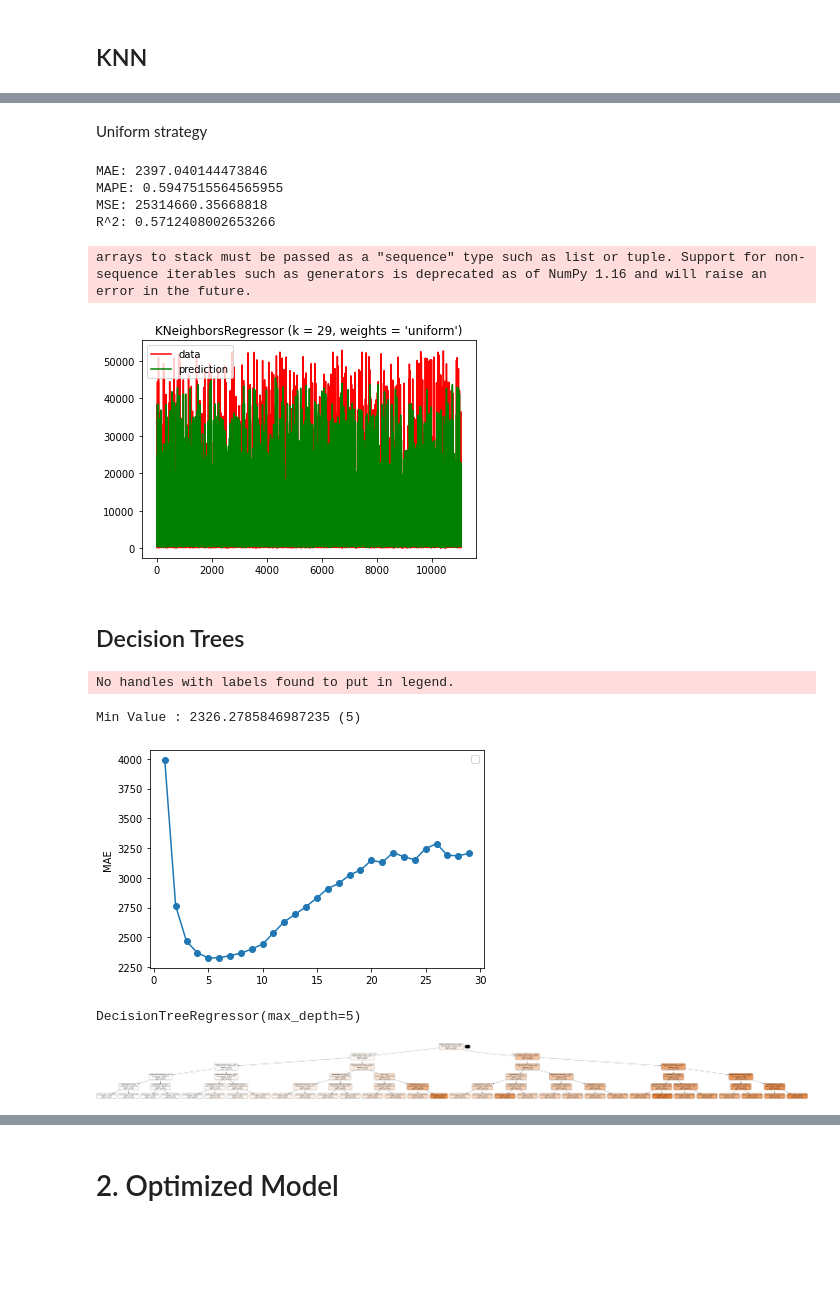
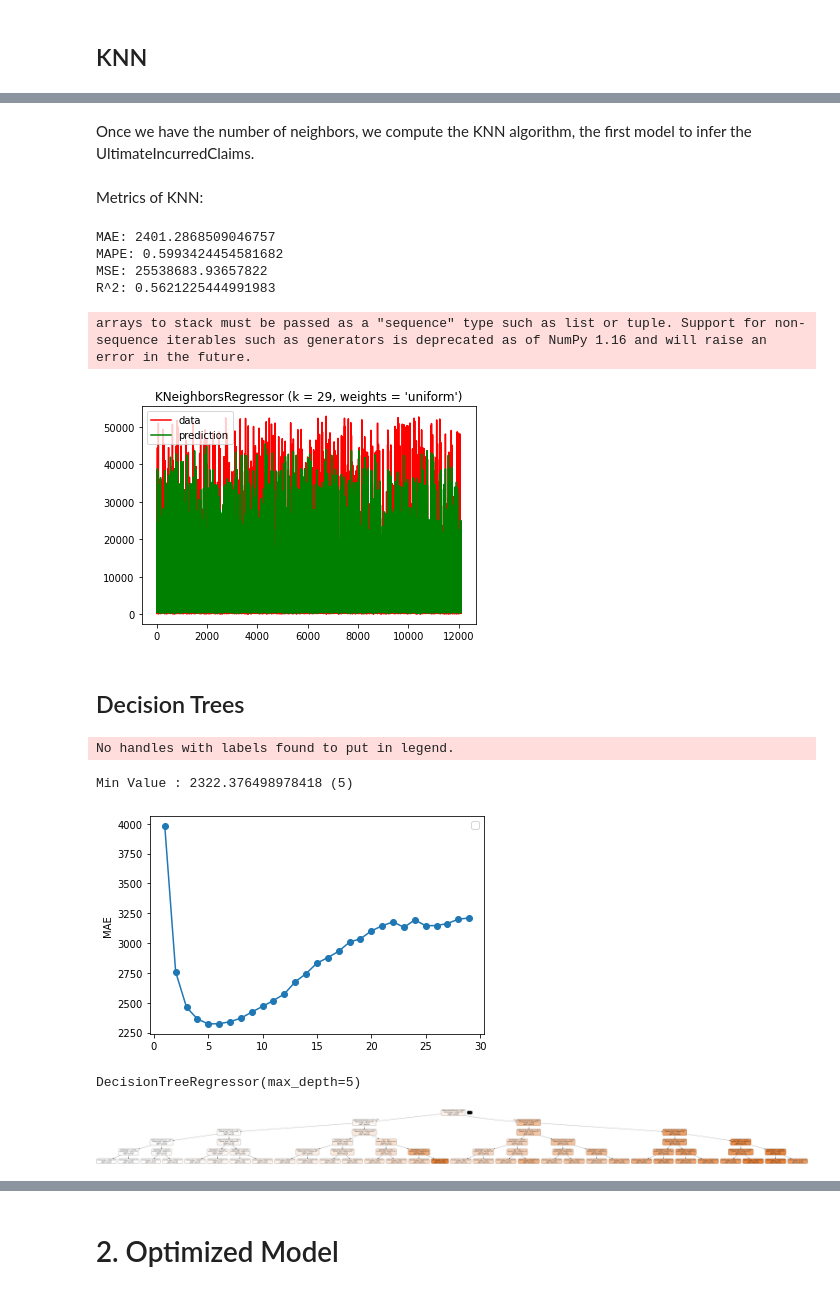
Before and after one commit to MariaBlancoGonzalez/MachineLearningTechniques, a Jupyter notebook: notebooks/SupervisedLearning.ipynb, the cells around one changed output, grey strips where cells are left out. Saved outputs shown, nothing was run; the diff lists cells and outputs as text; code cells hidden in the pictures; blank space fills up the shorter version.

```diff
--- a/notebooks/SupervisedLearning.ipynb
+++ b/notebooks/SupervisedLearning.ipynb
@@ -369,6 +407,6 @@ df_regressor
 | 36175 | 1998-03-06T10:00:00Z | 29 | 0 | 0 | 200.00 | 38.0 | ... |
 34568 rows × 15 columns
 # %%
-features_selected = ['WeeklyWages', 'InitialIncurredCalimsCost','Age','DependentChildren', 'HoursWorkedPerWeek', 'UltimateIncurredClaimCost']
+features_selected = ['WeeklyWages', 'InitialIncurredCalimsCost','Age','DependentChildren', 'DependentsOther', 'UltimateIncurredClaimCost']
 # %%
 df_regressor = df_regressor.set_index('DateTimeOfAccident')
@@ -393,9 +435,9 @@ df_regressor
 # %%
 # rest index avoid problems in cross validation
-X = df_regressor[['WeeklyWages', 'InitialIncurredCalimsCost','Age','DependentChildren','HoursWorkedPerWeek']]
+X = df_regressor[['WeeklyWages', 'InitialIncurredCalimsCost','Age','DependentChildren','DependentsOther']]
 y = df_regressor['UltimateIncurredClaimCost']
 
-X_train, X_test, y_train, y_test = train_test_split( X, y, test_size=0.32, random_state=2)
+X_train, X_test, y_train, y_test = train_test_split( X, y, test_size=0.35, random_state=2)
 # %%
 X_train.reset_index(drop = True, inplace = True)
 X_train.head(3)
@@ -465,5 +511,5 @@ Min Value distance : 2398.5372442185812 (29)
-# %% [markdown]
-Uniform strategy
+# %% [markdown]
+Once we have the number of neighbors, we compute the KNN algorithm, the first model to infer the UltimateIncurredClaims.
 # %%
 # constructor
 n_neighbors = neigh_m[0]
@@ -474,6 +520,8 @@ knn = neighbors.KNeighborsRegressor(n_neighbors= n_neighbors, weights=weights, m
 # fit and predict
 knn.fit( X = X_train, y = y_train)
 y_pred = knn.predict(X = X_test)
+# %% [markdown]
+Metrics of KNN:
 # %%
 from sklearn import metrics
 print ("MAE:", metrics.mean_absolute_error(y_pred , y_test))
@@ -481,10 +529,10 @@ print ("MAPE:", metrics.mean_absolute_percentage_error(y_pred , y_test))
 print ("MSE:", metrics.mean_squared_error(y_pred , y_test))
 print ("R^2:", metrics.r2_score(y_pred , y_test))
 # %% [output]
-MAE: 2397.040144473846
-MAPE: 0.5947515564565955
-MSE: 25314660.35668818
-R^2: 0.5712408002653266
+MAE: 2401.2868509046757
+MAPE: 0.5993424454581682
+MSE: 25538683.93657822
+R^2: 0.5621225444991983
 # %%
 
 import numpy as np
@@ -500,7 +548,7 @@ plt.title("KNeighborsRegressor (k = %i, weights = '%s')" % (n_neighbors,
 plt.show()
 # %% [output]
 arrays to stack must be passed as a "sequence" type such as list or tuple. Support for non-sequence iterables such as generators is deprecated as of NumPy 1.16 and will raise an error in the future.
-[figure, old version]
+[figure, new version]
 # %% [markdown]
 ## Decision Trees
 # %%
@@ -541,8 +589,8 @@ plt.legend()
 plt.show()
 # %% [output]
 No handles with labels found to put in legend.
-Min Value : 2326.2785846987235 (5)
+Min Value : 2322.376498978418 (5)
-[figure, old version]
+[figure, new version]
 # %%
 from sklearn import tree
 regr = tree.DecisionTreeRegressor(max_depth = depth)
@@ -553,19 +601,19 @@ DecisionTreeRegressor(max_depth=5)
 # %%
 import pydot
 from IPython.display import Image
 
 from io import StringIO
 
 dot_data = StringIO()
 
 tree.export_graphviz(regr, out_file = dot_data, proportion = True,
-                     feature_names=['WeeklyWages', 'InitialIncurredCalimsCost','Age','DependentChildren','HoursWorkedPerWeek'],
+                     feature_names=['WeeklyWages', 'InitialIncurredCalimsCost','Age','DependentChildren','DependentsOther'],
                      rounded = True, filled = True)
 
 graph = pydot.graph_from_dot_data(dot_data.getvalue())
 Image(graph[0].create_png())
 # %% [output]
-[figure, old version]
+[figure, new version]
 # %%
 # FEATURE RELEVANCIES
 print ('Feature Relevancies')
```
Also changed, not shown: parts of 104 cells of this notebook.
